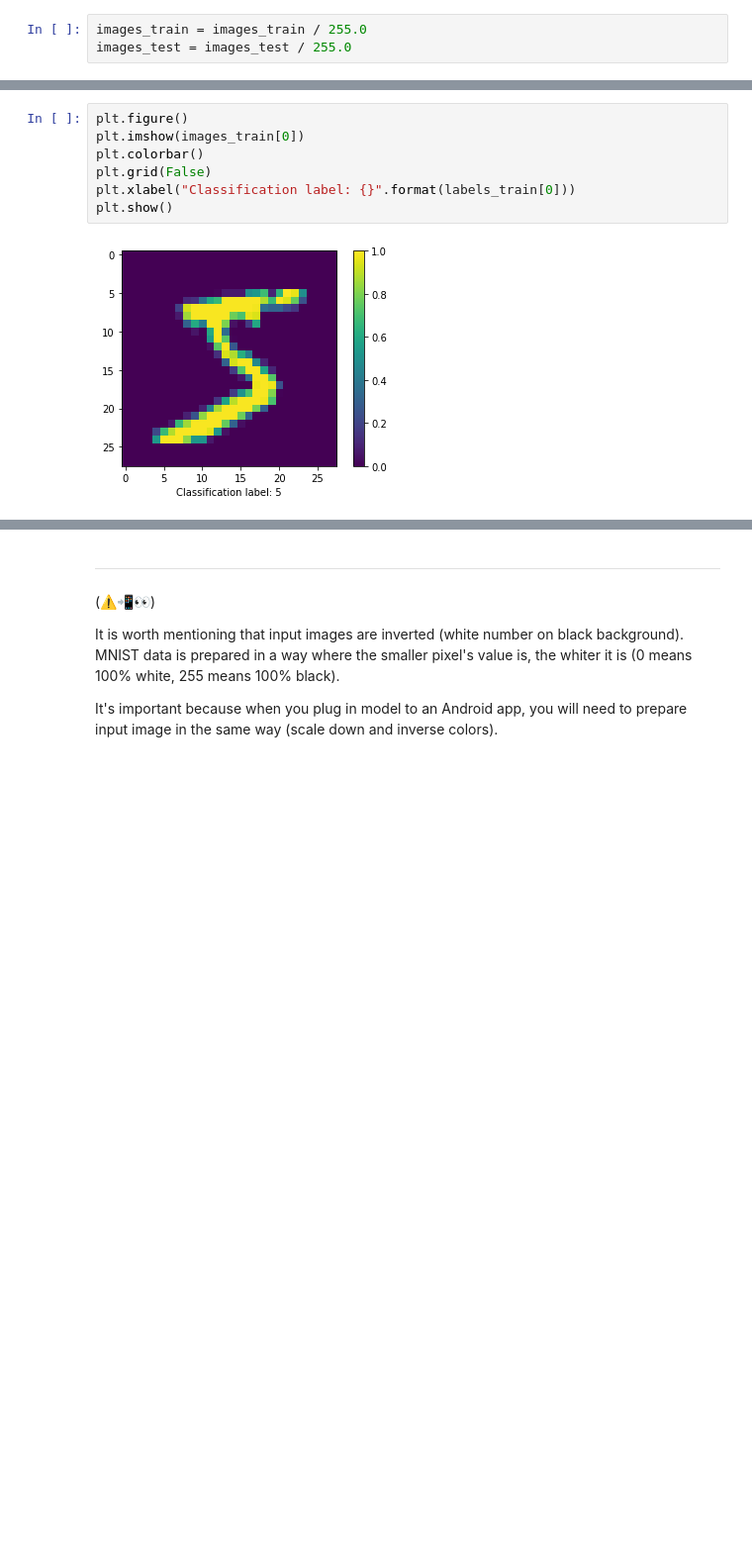
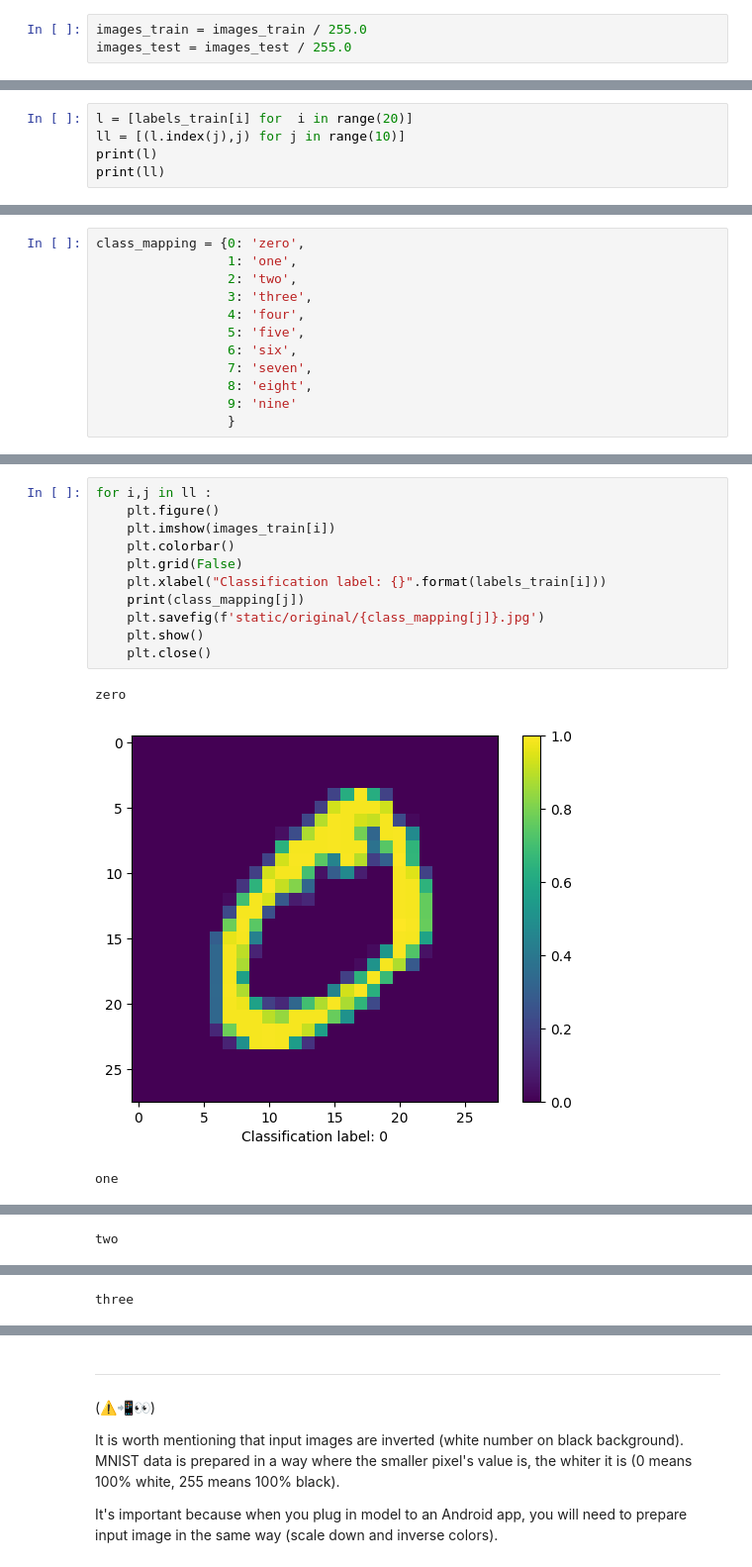
Before and after one commit to balrovi/predict-deploy-mnist, a Jupyter notebook: MNIST_TF2_Colab.ipynb, the cells around one changed output, grey strips where cells are left out. Shown at 99% size. Cells and saved outputs as stored; diff of their text form; blank space fills up the shorter version.

```diff
--- a/MNIST_TF2_Colab.ipynb
+++ b/MNIST_TF2_Colab.ipynb
@@ -101,0 +128,5 @@ images_test = images_test / 255.0
+# %%
+l = [labels_train[i] for  i in range(20)]
+ll = [(l.index(j),j) for j in range(10)]
+print(l)
+print(ll)
@@ -101,0 +136,12 @@ images_test = images_test / 255.0
+# %%
+class_mapping = {0: 'zero',
+                 1: 'one',
+                 2: 'two',
+                 3: 'three',
+                 4: 'four',
+                 5: 'five',
+                 6: 'six',
+                 7: 'seven',
+                 8: 'eight',
+                 9: 'nine'
+                 }
@@ -102,9 +150,15 @@ images_test = images_test / 255.0
 # %%
-plt.figure()
-plt.imshow(images_train[0])
-plt.colorbar()
-plt.grid(False)
-plt.xlabel("Classification label: {}".format(labels_train[0]))
-plt.show()
+for i,j in ll :
+    plt.figure()
+    plt.imshow(images_train[i])
+    plt.colorbar()
+    plt.grid(False)
+    plt.xlabel("Classification label: {}".format(labels_train[i]))
+    print(class_mapping[j])
+    plt.savefig(f'static/original/{class_mapping[j]}.jpg')
+    plt.show()
+    plt.close()
 # %% [output]
+zero
-[figure, old version]
+[figure, new version]
+one
@@ -110,0 +166 @@ plt.show()
+two
@@ -110,0 +168 @@ plt.show()
+three
```
Also changed, not shown: parts of 6 cells of this notebook, 19 other files.
